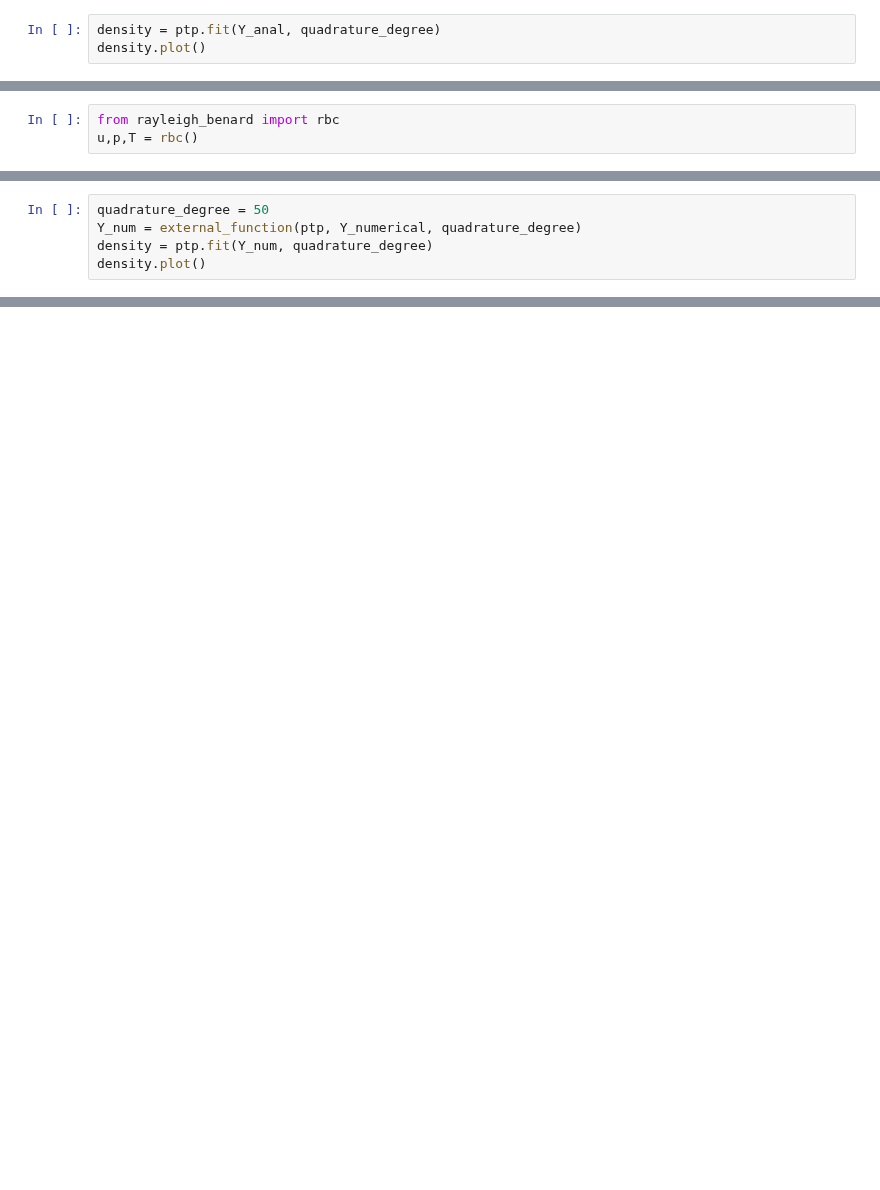
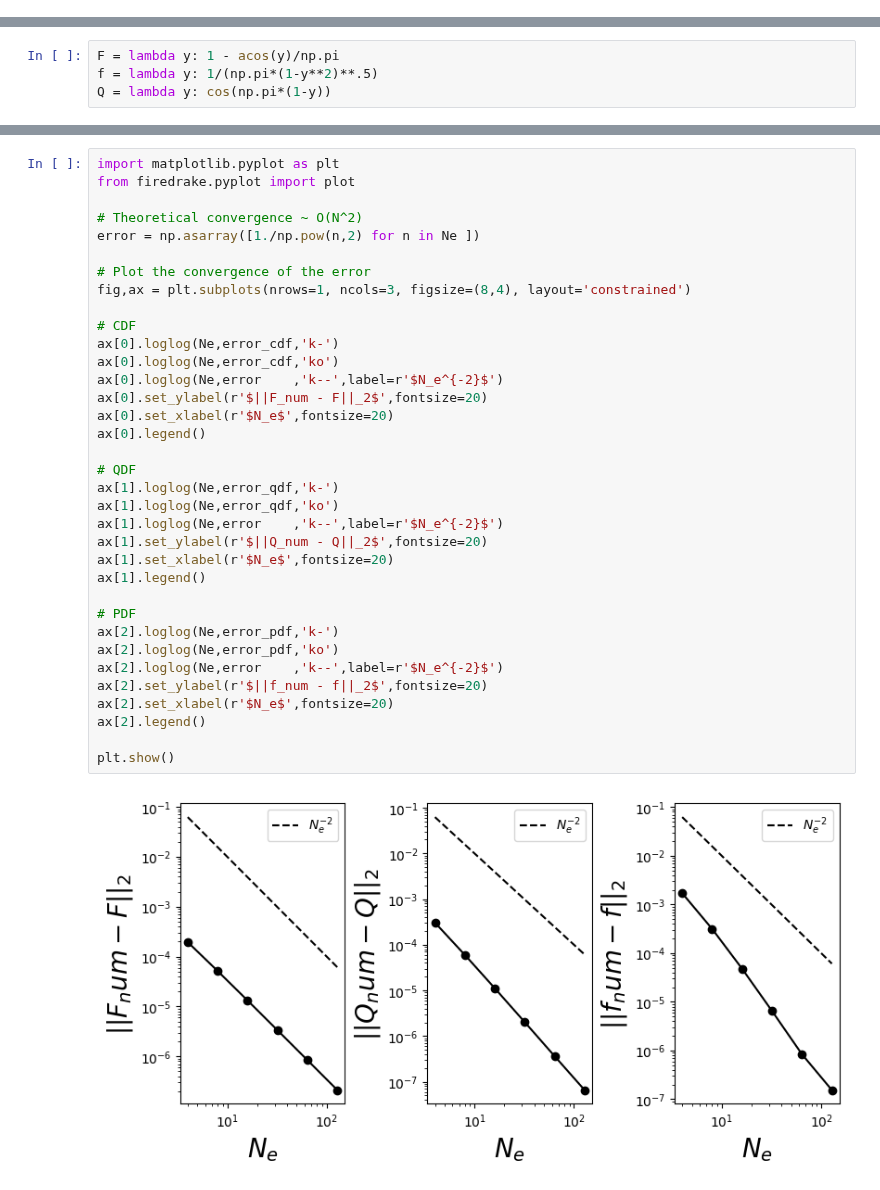
Before and after one commit to D-stratify/Numdf, a Jupyter notebook: notebooks/example_notebooks/numerical_functions.ipynb, the cells around one changed output, grey strips where cells are left out. Saved outputs shown, nothing was run; the diff lists cells and outputs as text; blank space fills up the shorter version.

Commit message:
Updated convergence study

```diff
--- a/notebooks/example_notebooks/numerical_functions.ipynb
+++ b/notebooks/example_notebooks/numerical_functions.ipynb
@@ -87,3 +0,0 @@ density.plot()
-# %%
-density = ptp.fit(Y_anal, quadrature_degree)
-density.plot()
@@ -96,3 +0,0 @@ As a second example we compute the cdf of the temperature field $T(\boldsymbol{X
-# %%
-from rayleigh_benard import rbc
-u,p,T = rbc()
@@ -139,5 +0,0 @@ By passing this function to *external_function* we can then call the fit method
-# %%
-quadrature_degree = 50
-Y_num = external_function(ptp, Y_numerical, quadrature_degree)
-density = ptp.fit(Y_num, quadrature_degree)
-density.plot()
@@ -145,0 +45,4 @@ density.plot()
+# %%
+F = lambda y: 1 - acos(y)/np.pi
+f = lambda y: 1/(np.pi*(1-y**2)**.5)
+Q = lambda y: cos(np.pi*(1-y))
@@ -145,0 +88,37 @@ density.plot()
+# %%
+import matplotlib.pyplot as plt
+from firedrake.pyplot import plot
+
+# Theoretical convergence ~ O(N^2)
+error = np.asarray([1./np.pow(n,2) for n in Ne ])
+
+# Plot the convergence of the error
+fig,ax = plt.subplots(nrows=1, ncols=3, figsize=(8,4), layout='constrained')
+
+# CDF
+ax[0].loglog(Ne,error_cdf,'k-')
+ax[0].loglog(Ne,error_cdf,'ko')
+ax[0].loglog(Ne,error    ,'k--',label=r'$N_e^{-2}$')
+ax[0].set_ylabel(r'$||F_num - F||_2$',fontsize=20)
+ax[0].set_xlabel(r'$N_e$',fontsize=20)
+ax[0].legend()
+
+# QDF
+ax[1].loglog(Ne,error_qdf,'k-')
+ax[1].loglog(Ne,error_qdf,'ko')
+ax[1].loglog(Ne,error    ,'k--',label=r'$N_e^{-2}$')
+ax[1].set_ylabel(r'$||Q_num - Q||_2$',fontsize=20)
+ax[1].set_xlabel(r'$N_e$',fontsize=20)
+ax[1].legend()
+
+# PDF
+ax[2].loglog(Ne,error_pdf,'k-')
+ax[2].loglog(Ne,error_pdf,'ko')
+ax[2].loglog(Ne,error    ,'k--',label=r'$N_e^{-2}$')
+ax[2].set_ylabel(r'$||f_num - f||_2$',fontsize=20)
+ax[2].set_xlabel(r'$N_e$',fontsize=20)
+ax[2].legend()
+
+plt.show()
+# %% [output]
+[figure, added]
```
Also changed, not shown: parts of 52 cells of this notebook, 8 other files.
